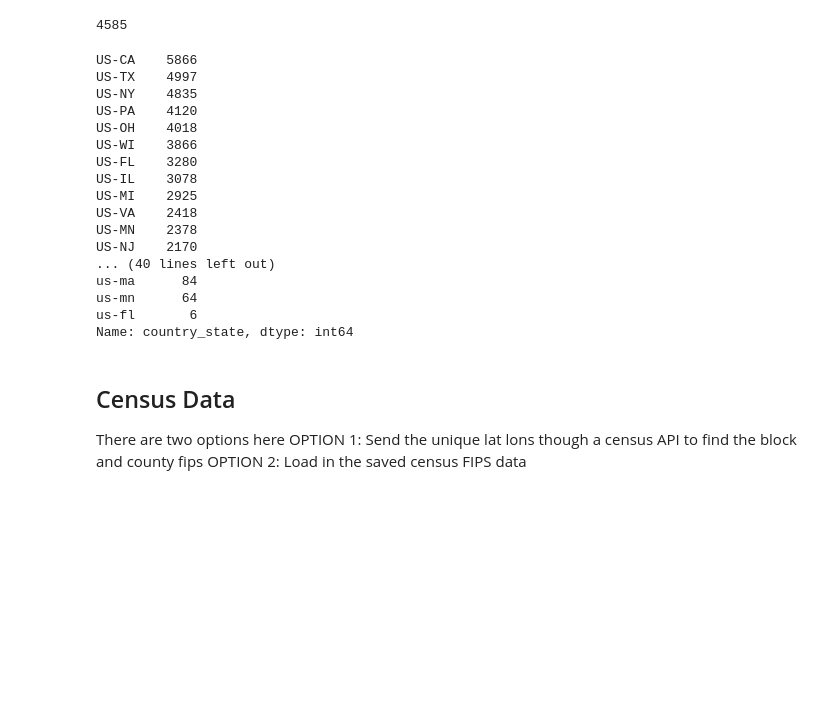
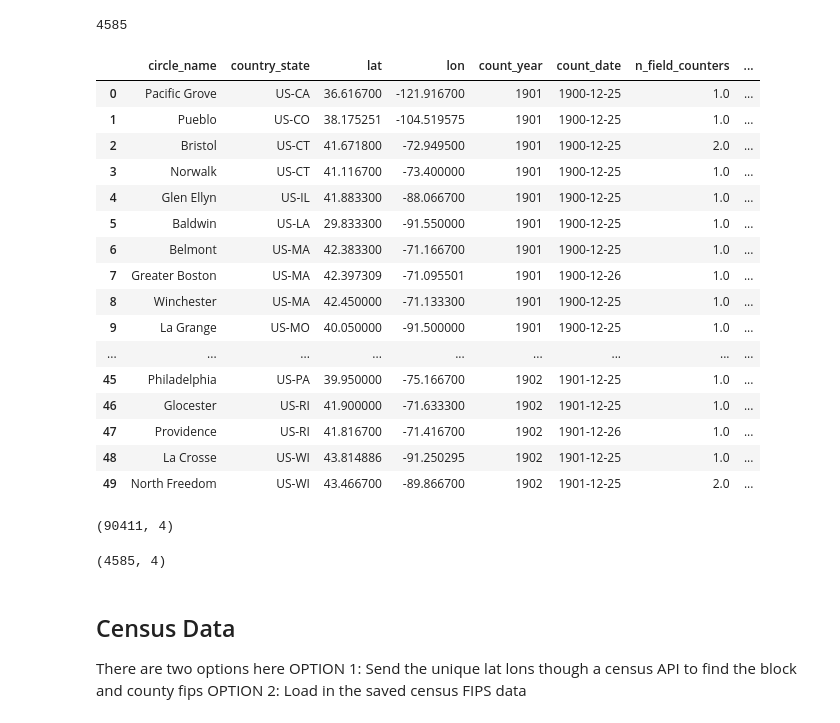
Before and after one commit to DataKind-DC/audubon-cbc, a Jupyter notebook: notebooks/1.3-rec-connecting-fips-ecosystem-data.ipynb, the cells around one changed output. Saved outputs shown, nothing was run; the diff lists cells and outputs as text; code cells hidden in the pictures; blank space fills up the shorter version.

```diff
--- a/notebooks/1.3-rec-connecting-fips-ecosystem-data.ipynb
+++ b/notebooks/1.3-rec-connecting-fips-ecosystem-data.ipynb
@@ -104,23 +110,33 @@ clean_data['temp_key_str'] = clean_data['lat'].astype(str) + clean_data['lon'].a
 clean_data['temp_key_str'].nunique()
 # %% [output]
 4585
-# %%
-clean_data['country_state'].value_counts()
-# %% [output]
-US-CA    5866
-US-TX    4997
-US-NY    4835
-US-PA    4120
-US-OH    4018
-US-WI    3866
-US-FL    3280
-US-IL    3078
-US-MI    2925
-US-VA    2418
-US-MN    2378
-US-NJ    2170
-... (40 lines left out)
-us-ma      84
-us-mn      64
-us-fl       6
-Name: country_state, dtype: int64
+# %%
+clean_data.head(50)
+# %% [output]
+|  | circle_name | country_state | lat | lon | count_year | count_date | n_field_counters | ... |
+| 0 | Pacific Grove | US-CA | 36.616700 | -121.916700 | 1901 | 1900-12-25 | 1.0 | ... |
+| 1 | Pueblo | US-CO | 38.175251 | -104.519575 | 1901 | 1900-12-25 | 1.0 | ... |
+| 2 | Bristol | US-CT | 41.671800 | -72.949500 | 1901 | 1900-12-25 | 2.0 | ... |
+| 3 | Norwalk | US-CT | 41.116700 | -73.400000 | 1901 | 1900-12-25 | 1.0 | ... |
+| 4 | Glen Ellyn | US-IL | 41.883300 | -88.066700 | 1901 | 1900-12-25 | 1.0 | ... |
+| 5 | Baldwin | US-LA | 29.833300 | -91.550000 | 1901 | 1900-12-25 | 1.0 | ... |
+| 6 | Belmont | US-MA | 42.383300 | -71.166700 | 1901 | 1900-12-25 | 1.0 | ... |
+| 7 | Greater Boston | US-MA | 42.397309 | -71.095501 | 1901 | 1900-12-26 | 1.0 | ... |
+| 8 | Winchester | US-MA | 42.450000 | -71.133300 | 1901 | 1900-12-25 | 1.0 | ... |
+| 9 | La Grange | US-MO | 40.050000 | -91.500000 | 1901 | 1900-12-25 | 1.0 | ... |
+| ... | ... | ... | ... | ... | ... | ... | ... | ... |
+| 45 | Philadelphia | US-PA | 39.950000 | -75.166700 | 1902 | 1901-12-25 | 1.0 | ... |
+| 46 | Glocester | US-RI | 41.900000 | -71.633300 | 1902 | 1901-12-25 | 1.0 | ... |
+| 47 | Providence | US-RI | 41.816700 | -71.416700 | 1902 | 1901-12-26 | 1.0 | ... |
+| 48 | La Crosse | US-WI | 43.814886 | -91.250295 | 1902 | 1901-12-25 | 1.0 | ... |
+| 49 | North Freedom | US-WI | 43.466700 | -89.866700 | 1902 | 1901-12-25 | 2.0 | ... |
+# %%
+clean_data_for_nathan = clean_data[["lat", "lon", "ui", "temp_key_str"]]
+clean_data_for_nathan.shape
+# %% [output]
+(90411, 4)
+# %%
+clean_data_for_nathan = clean_data_for_nathan.drop_duplicates("temp_key_str")
+clean_data_for_nathan.shape
+# %% [output]
+(4585, 4)
```
Also changed, not shown: parts of 28 cells of this notebook, 3 other files.
